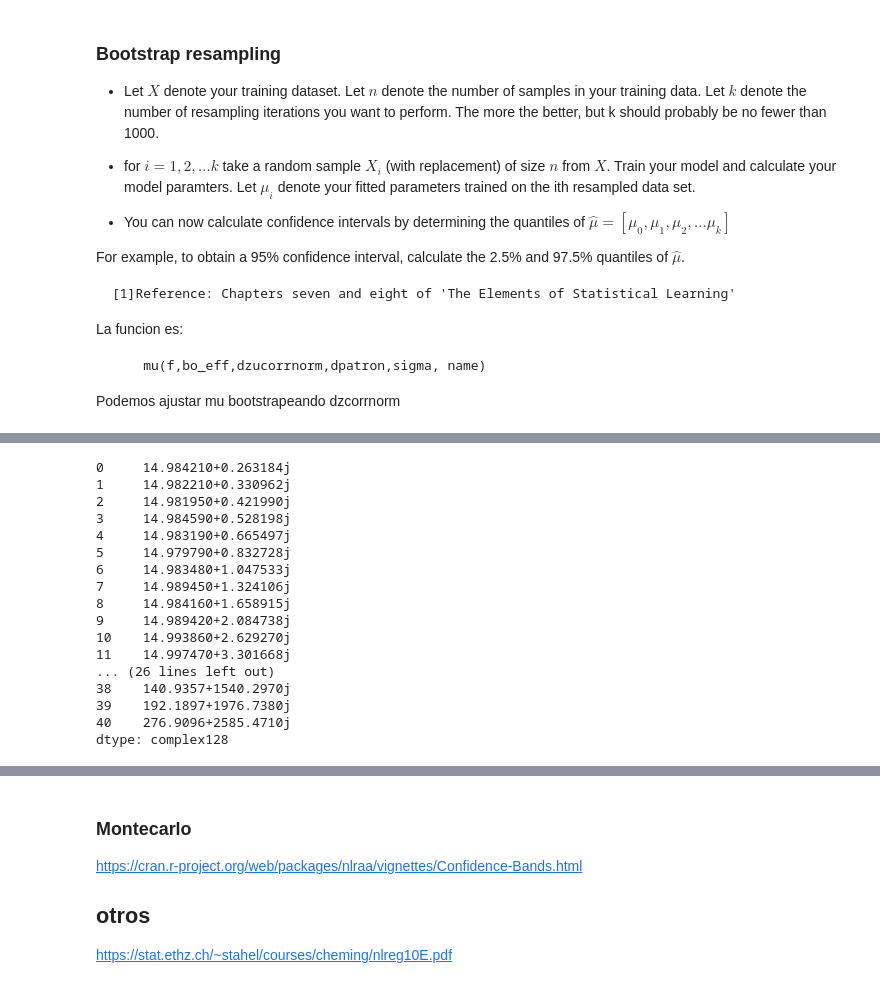
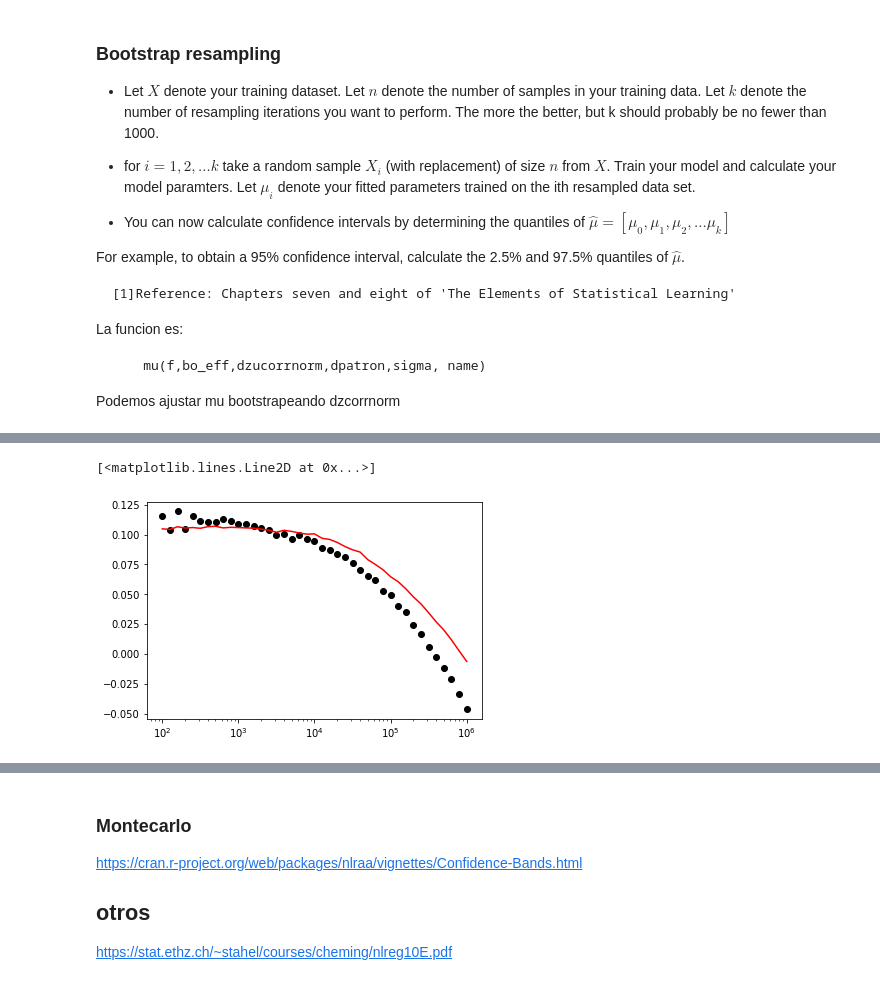
Before and after one commit to carabedo/iamend_test, a Jupyter notebook: test conf int nonlinear.ipynb, the cells around one changed output, grey strips where cells are left out. Drawn from its saved outputs; the diff is of its cells as text; code cells hidden in the pictures.

```diff
--- a/test conf int nonlinear.ipynb
+++ b/test conf int nonlinear.ipynb
@@ -180,6 +194,6 @@ Podemos ajustar mu bootstrapeando dzcorrnorm
 # %%
 muestra='347-M02'
-repeticion=1
+repeticion=8
 indice_muestra=exp.info[exp.info.muestras == muestra].index.values[0]
 df_muestra=exp.data[indice_muestra]
 df_repeticion=df_muestra[df_muestra.repeticion == repeticion]
@@ -207,20 +201,8 @@ df_repeticion
-# %%
-zu
-# %% [output]
-0     14.984210+0.263184j
-1     14.982210+0.330962j
-2     14.981950+0.421990j
-3     14.984590+0.528198j
-4     14.983190+0.665497j
-5     14.979790+0.832728j
-6     14.983480+1.047533j
-7     14.989450+1.324106j
-8     14.984160+1.658915j
-9     14.989420+2.084738j
-10    14.993860+2.629270j
-11    14.997470+3.301668j
-... (26 lines left out)
-38    140.9357+1540.2970j
-39    192.1897+1976.7380j
-40    276.9096+2585.4710j
-dtype: complex128
+# %%
+import matplotlib.pyplot as plt
+
+plt.semilogx(exp.f,(zu.values.imag-exp.za.imag)/exp.za.imag,'ok')
+plt.semilogx(exp.f,exp.dznorm[exp.dznorm.muestra==muestra].imag,'-r')
+# %% [output]
+[<matplotlib.lines.Line2D at 0x...>]
+[figure, added]
```
Also changed, not shown: parts of 18 cells of this notebook, 2 other files.
